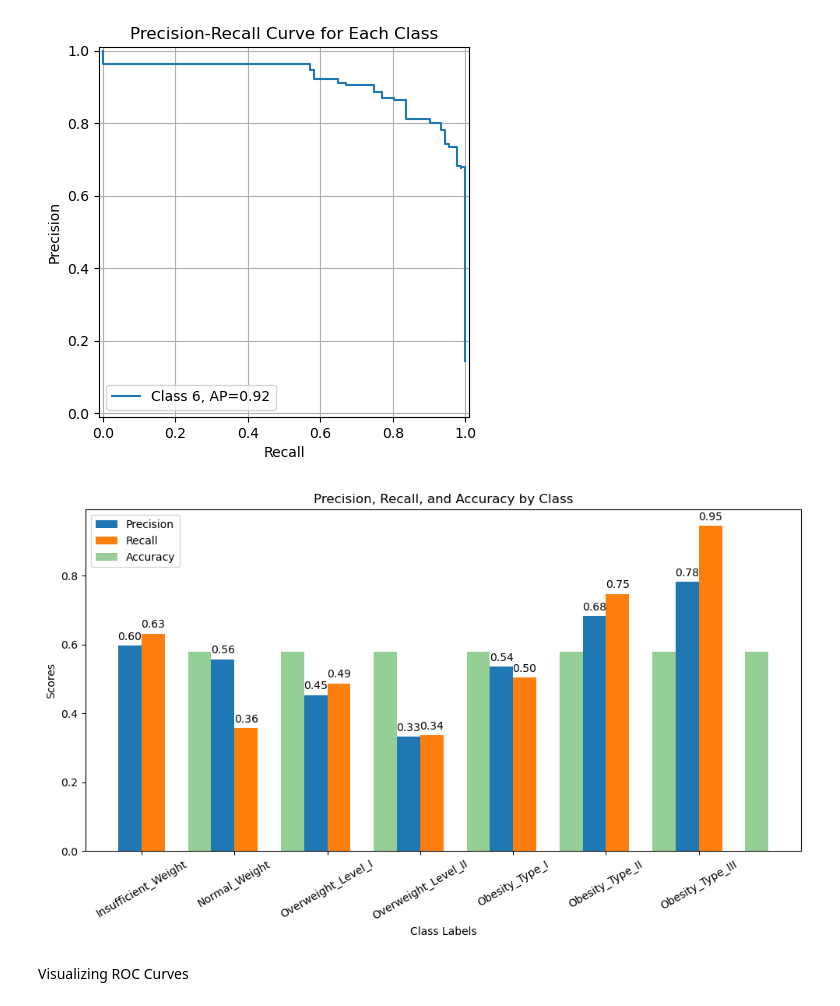
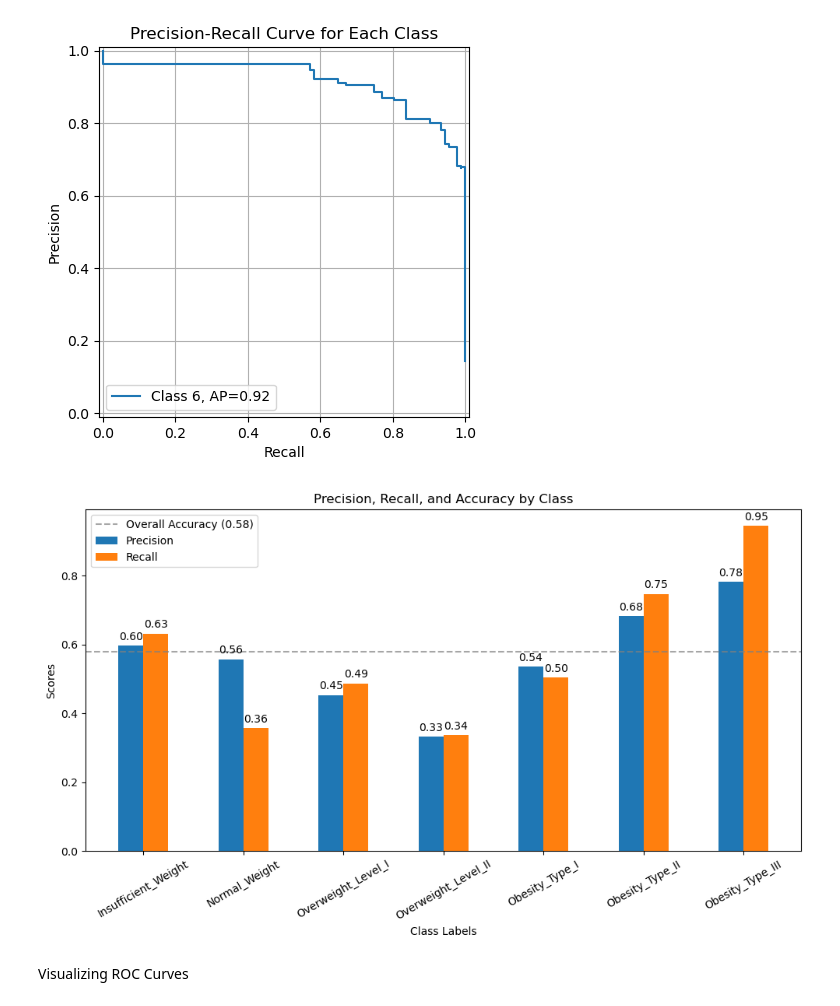
Before and after one commit to KlaudijaK/Final_Project-Obesity-, a Jupyter notebook: Obesity_project.ipynb, the cells around one changed output. Drawn from its saved outputs; the diff is of its cells as text; code cells hidden in the pictures.

```diff
--- a/Obesity_project.ipynb
+++ b/Obesity_project.ipynb
@@ -986,6 +1027,18 @@ plt.show()
 [figure]
 [figure]
 # %%
+from sklearn.metrics import precision_score, recall_score, accuracy_score
+
+# Get unique class labels
+class_labels = x  # x is already array([0, 1, 2, 3, 4, 5, 6])
+
+# Calculate per-class precision and recall
+precision = precision_score(y_test, y_pred_combined, average=None, labels=class_labels)
+recall = recall_score(y_test, y_pred_combined, average=None, labels=class_labels)
+
+# Calculate overall accuracy
+accuracy = accuracy_score(y_test, y_pred_combined)
+
 # Mapping from numeric to string labels
 numeric_to_str = {
     0: 'Insufficient_Weight',
@@ -994,40 +1047,38 @@ numeric_to_str = {
     3: 'Overweight_Level_II',
     4: 'Obesity_Type_I',
     5: 'Obesity_Type_II',
     6: 'Obesity_Type_III'
 }
-
-# Get class labels as strings
 class_labels_str = [numeric_to_str[label] for label in class_labels]
 
 fig, ax = plt.subplots(figsize=(10, 6))
-rects1 = ax.bar(x - width/2, precision, width, label='Precision')
-rects2 = ax.bar(x + width/2, recall, width, label='Recall')
-ax.bar(x + 0.5 + width/2, [accuracy] * len(class_labels), width, label='Accuracy', alpha=0.5)
+rects1 = ax.bar(class_labels - width/2, precision, width, label='Precision')
+rects2 = ax.bar(class_labels + width/2, recall, width, label='Recall')
+ax.axhline(accuracy, color='gray', linestyle='--', label=f'Overall Accuracy ({accuracy:.2f})', alpha=0.7)
 
 ax.set_xlabel('Class Labels')
 ax.set_ylabel('Scores')
 ax.set_title('Precision, Recall, and Accuracy by Class')
-ax.set_xticks(x)
+ax.set_xticks(class_labels)
 ax.set_xticklabels(class_labels_str, rotation=30)
 ax.legend()
 
 def autolabel(rects):
     for rect in rects:
         height = rect.get_height()
         ax.annotate(f'{height:.2f}',
                     xy=(rect.get_x() + rect.get_width() / 2, height),
                     xytext=(0, 3),
                     textcoords="offset points",
                     ha='center', va='bottom')
 
 autolabel(rects1)
 autolabel(rects2)
 
 plt.tight_layout()
 plt.show()
 # %% [output]
-[figure, old version]
+[figure, new version]
 # %% [markdown]
 Visualizing ROC Curves
 # %%
```
Also changed, not shown: parts of 2 cells of this notebook.
